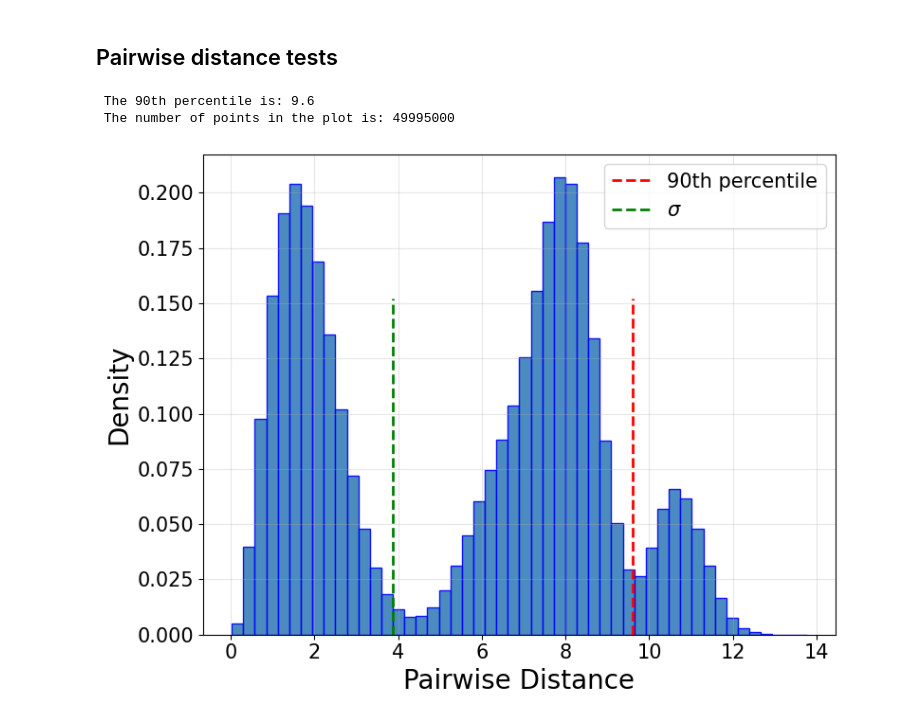
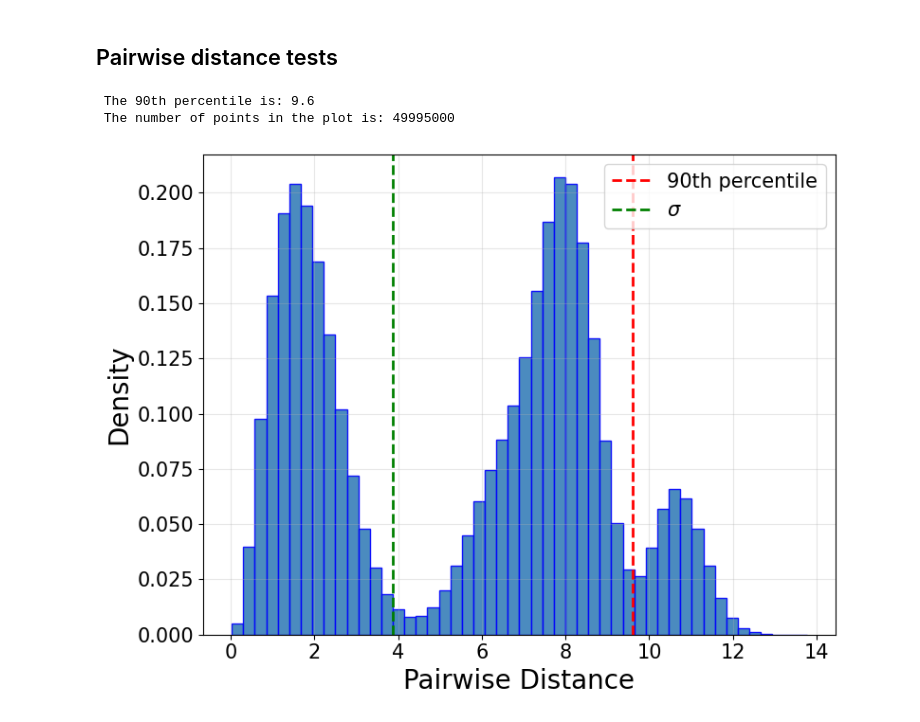
Before and after one commit to TwoSampleTests/NPLMMetrics, a Jupyter notebook: notebooks/Analysis_5D_mixture_50.ipynb, the cells around one changed output. Drawn from its saved outputs; the diff is of its cells as text; code cells hidden in the pictures.

```diff
--- a/notebooks/Analysis_5D_mixture_50.ipynb
+++ b/notebooks/Analysis_5D_mixture_50.ipynb
@@ -837,33 +848,33 @@ import math
 ref_sample_for_sigma = dist_1.sample(10000) #care that in NPLM metric I always use a sample with 10000 points to estimate sigma
 pairwise_distance = pdist(ref_sample_for_sigma)
 perc = 90
 percentile_90 = round(np.percentile(pairwise_distance,perc),1)
 
 print(f" The 90th percentile is: {percentile_90}")
 print(f" The number of points in the plot is: {math.comb(10000,2)}")
 
 # plt.figure(figsize=(20, 10))
 # plt.hist(pairwise_distance, bins=100000, color='skyblue', edgecolor='black', alpha=0.7)
 # plt.axvline(percentile_90, color='red', linestyle='dashed', linewidth=2, label=f'90th percentile: {percentile_90}')
 # plt.title('Histogram of Pairwise Distances')
 # plt.xlabel('Pairwise Distance')
 # plt.ylabel('Frequency')
 # plt.legend()
 # plt.show()
 
 plt.figure(figsize=(8, 6))
 plt.hist(pairwise_distance, bins=50, alpha=0.9, color='#377eb8', edgecolor='blue', density=True)
-plt.axvline(percentile_90, ymax=0.7, color='red', linestyle='--', linewidth=2, label='90th percentile')
-plt.axvline(flk_sigma, color='green', ymax=0.7, linestyle='--', linewidth=2, label=r'$\sigma$')
+plt.axvline(percentile_90, ymax=1, color='red', linestyle='--', linewidth=2, label='90th percentile')
+plt.axvline(flk_sigma, color='green', ymax=1, linestyle='--', linewidth=2, label=r'$\sigma$')
 plt.xlabel('Pairwise Distance', fontsize=20)
 plt.ylabel('Density', fontsize=20)
 plt.legend(fontsize=15)
 plt.tick_params(labelsize=15)
 plt.grid(True, alpha=0.3)
 plt.tight_layout()
 plt.savefig('/leonardo_scratch/fast/INF25_pml4hep/sgrossi0/projects/TwoSampleTest/NPLMMetrics/results/5D_mixture/pairwise_distances_histogram.pdf', bbox_inches='tight')
 plt.show()
 # %% [output]
  The 90th percentile is: 9.6
  The number of points in the plot is: 49995000
-[figure, old version]
+[figure, new version]
```
Also changed, not shown: parts of 1 cell of this notebook, 5 other files.
